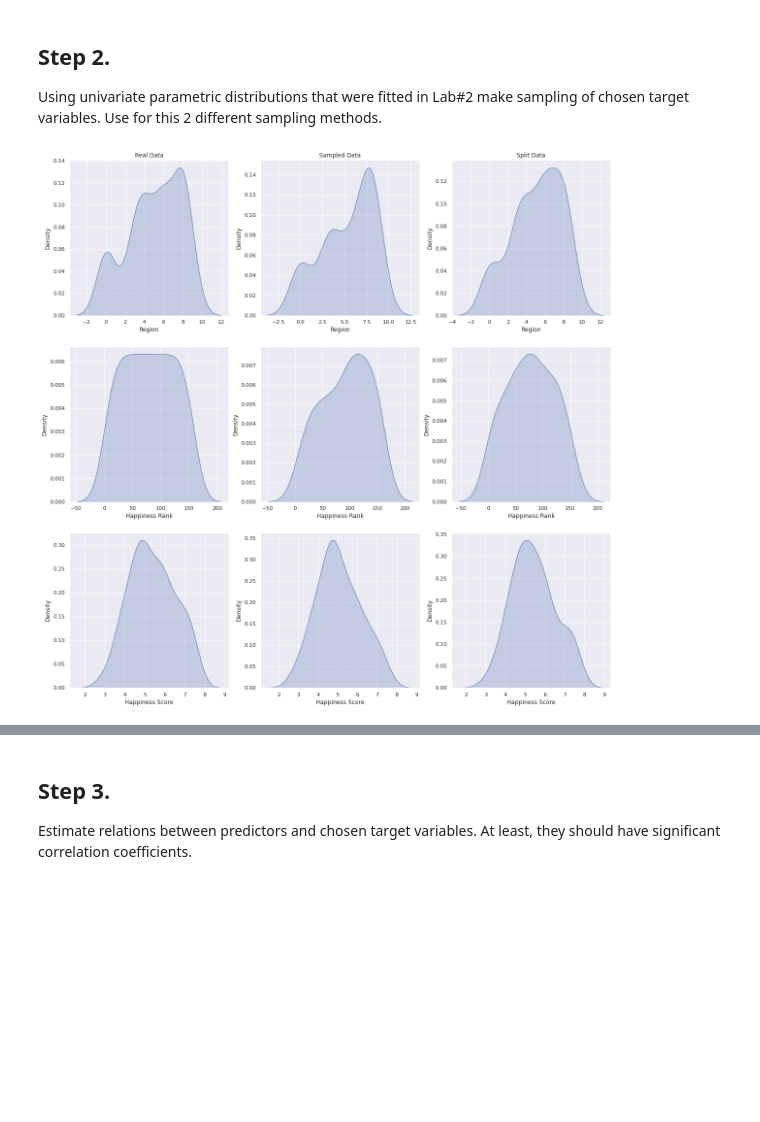
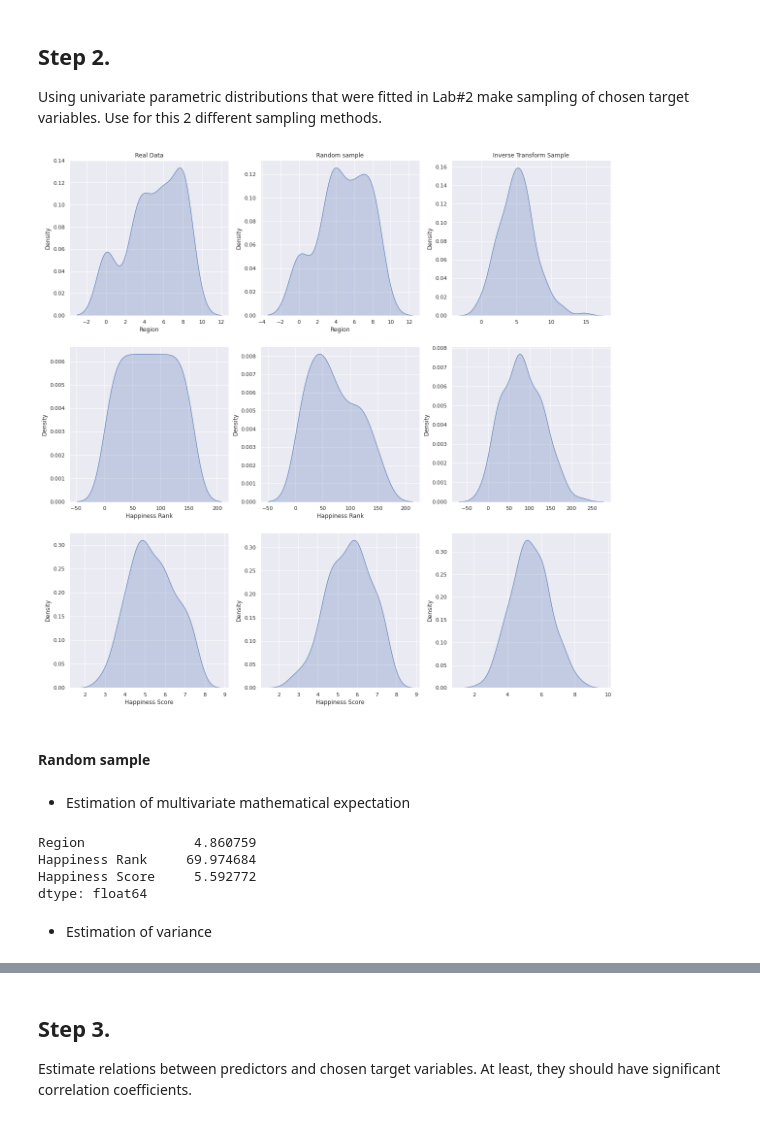
Before and after one commit to affand20/m2m-labs, a Jupyter notebook: lab3.ipynb, the cells around one changed output, grey strips where cells are left out. Drawn from its saved outputs; the diff is of its cells as text; code cells hidden in the pictures; blank space fills up the shorter version.

```diff
--- a/lab3.ipynb
+++ b/lab3.ipynb
@@ -116,23 +123,37 @@ split, _ = train_test_split(data, test_size=0.5)
+# %%
+import scipy.stats
+# Inverse Transform Sampling
+def inverse_ts(array, dist):
+    args = dist.fit(array)
+    data = np.random.uniform(size=len(array))
+    its = dist(*args)
+    its = its.ppf(data)
+    return its
+its_region = inverse_ts(data['Region'], dist=scipy.stats.gamma)
+its_h_rank = inverse_ts(data['Happiness Rank'], dist=scipy.stats.gamma)
+its_h_score = inverse_ts(data['Happiness Score'], dist=scipy.stats.gamma)
 # %%
 fig, ax = plt.subplots(3, 3, figsize=(20, 20))
 sns.set_theme()
 
 ax[0, 0].set_title('Real Data')
-ax[0, 1].set_title('Sampled Data')
-ax[0, 2].set_title('Split Data')
+ax[0, 1].set_title('Random sample')
+ax[0, 2].set_title('Inverse Transform Sample')
 
 sns.kdeplot(data['Region'], ax=ax[0, 0], x='Region', shade=True)
 sns.kdeplot(sampled['Region'], ax=ax[0, 1], x='Region', shade=True)
-sns.kdeplot(split['Region'], ax=ax[0, 2], x='Region', shade=True)
+sns.kdeplot(its_region, ax=ax[0, 2], x='Region', shade=True)
 
 sns.kdeplot(data['Happiness Rank'], ax=ax[1, 0], x='Happiness Rank', shade=True)
 sns.kdeplot(sampled['Happiness Rank'], ax=ax[1, 1], x='Happiness Rank', shade=True)
-sns.kdeplot(split['Happiness Rank'], ax=ax[1, 2], x='Happiness Rank', shade=True)
+sns.kdeplot(its_h_rank, ax=ax[1, 2], x='Happiness Rank', shade=True)
 
 sns.kdeplot(data['Happiness Score'], ax=ax[2, 0], x='Happiness Score', shade=True)
 sns.kdeplot(sampled['Happiness Score'], ax=ax[2, 1], x='Happiness Score', shade=True)
-sns.kdeplot(split['Happiness Score'], ax=ax[2, 2], x='Happiness Score', shade=True)
+sns.kdeplot(its_h_score, ax=ax[2, 2], x='Happiness Score', shade=True)
 
 plt.show()
 # %% [output]
-[figure, old version]
+[figure, new version]
+# %% [markdown]
+#### Random sample
@@ -138,0 +166,11 @@ plt.show()
+# %% [markdown]
+*   Estimation of multivariate mathematical expectation
+# %%
+rnd.mean()
+# %% [output]
+Region              4.860759
+Happiness Rank     69.974684
+Happiness Score     5.592772
+dtype: float64
+# %% [markdown]
+* Estimation of variance
```
Also changed, not shown: parts of 11 cells of this notebook.
